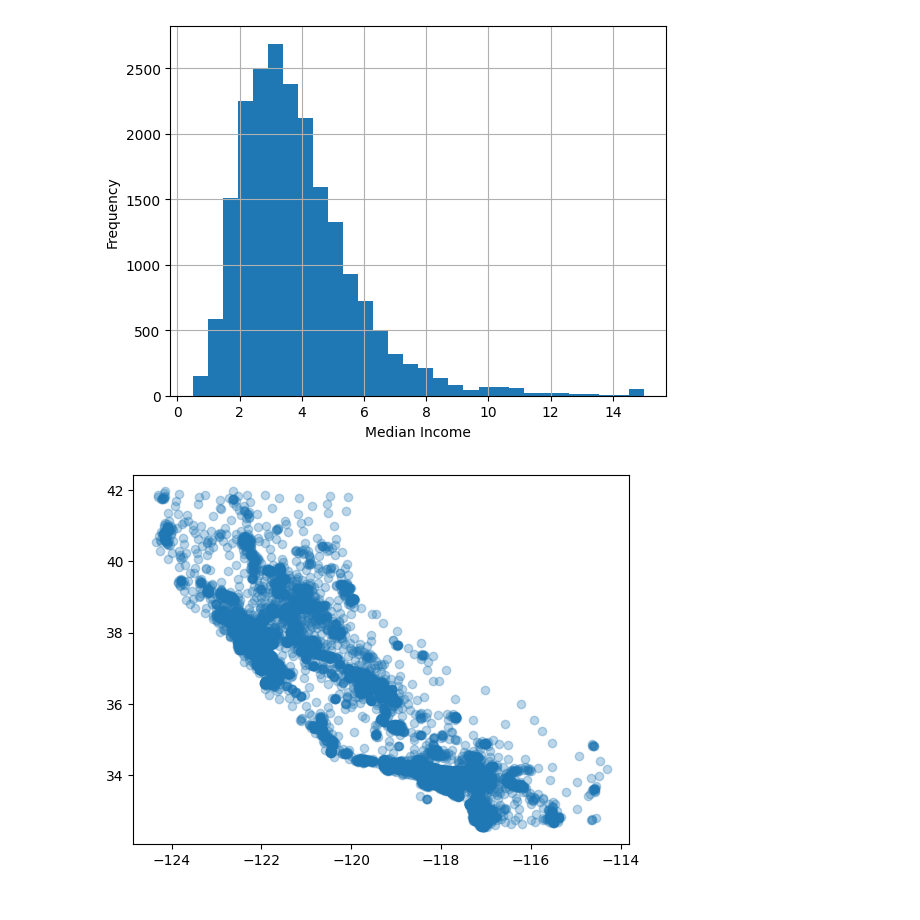
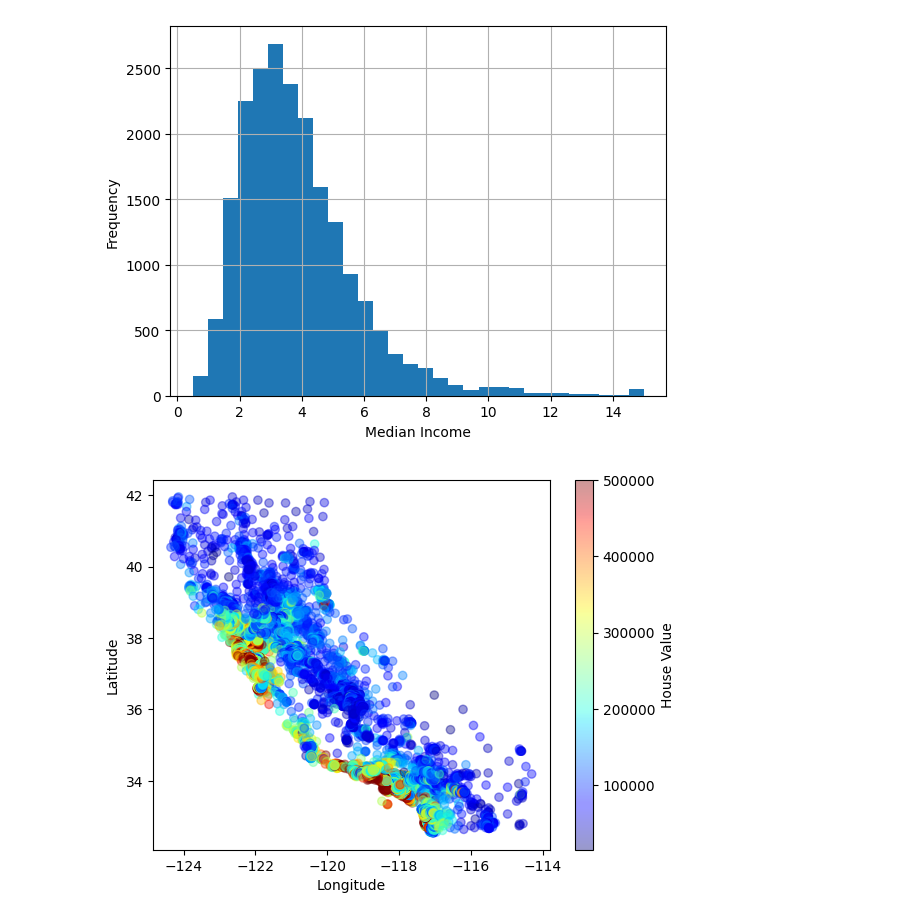
Before and after one commit to varnitrajsingh/Excitel-Internship-varnit, a Jupyter notebook: Dataset.ipynb, the cells around one changed output. Cells and saved outputs as stored; diff of their text form; code cells hidden in the pictures.

```diff
--- a/Dataset.ipynb
+++ b/Dataset.ipynb
@@ -124,7 +124,13 @@ plt.show()
 # %% [output]
 [figure]
 # %%
-plt.scatter(df["longitude"], df["latitude"], alpha=0.3)
+plt.scatter(df["longitude"], df["latitude"],
+            c=df["median_house_value"],
+            cmap="jet",
+            alpha=0.4)
+plt.xlabel('Longitude')
+plt.ylabel('Latitude')
+plt.colorbar(label="House Value")
 plt.show()
 # %% [output]
-[figure, old version]
+[figure, new version]
```
